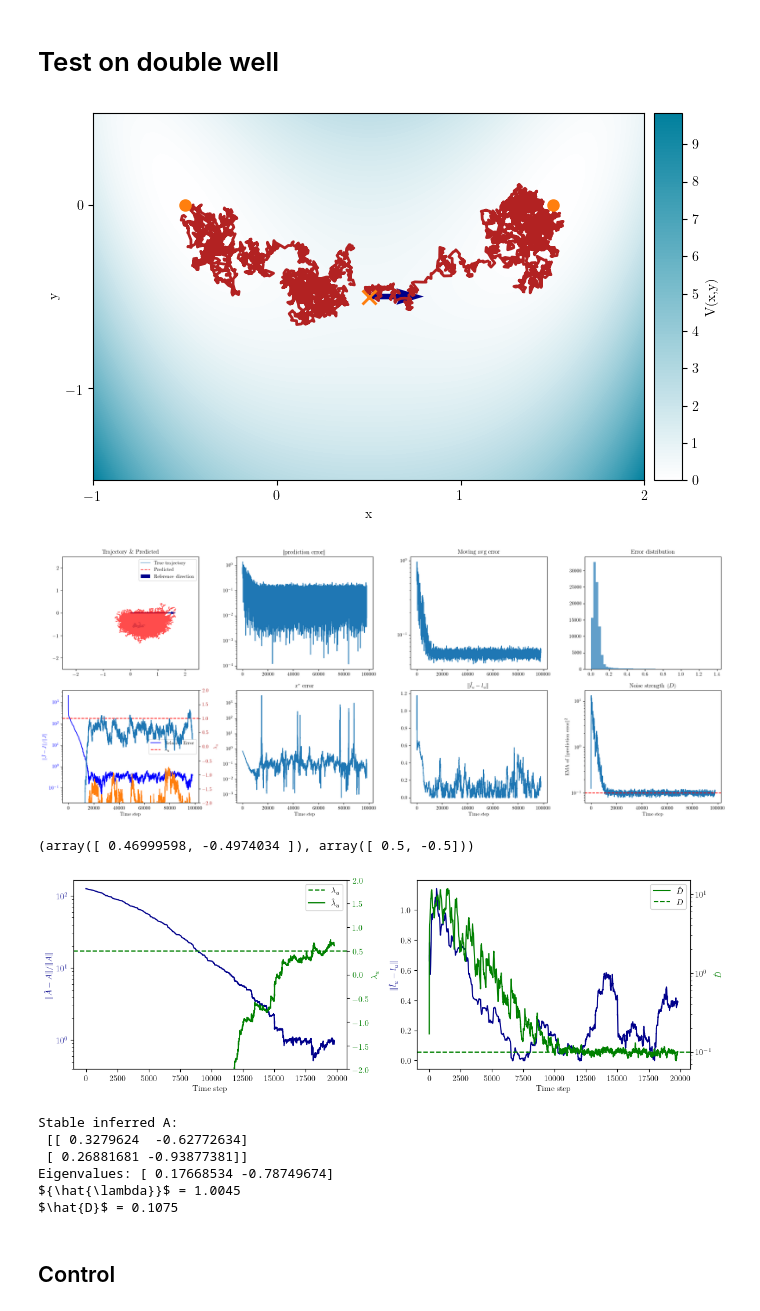
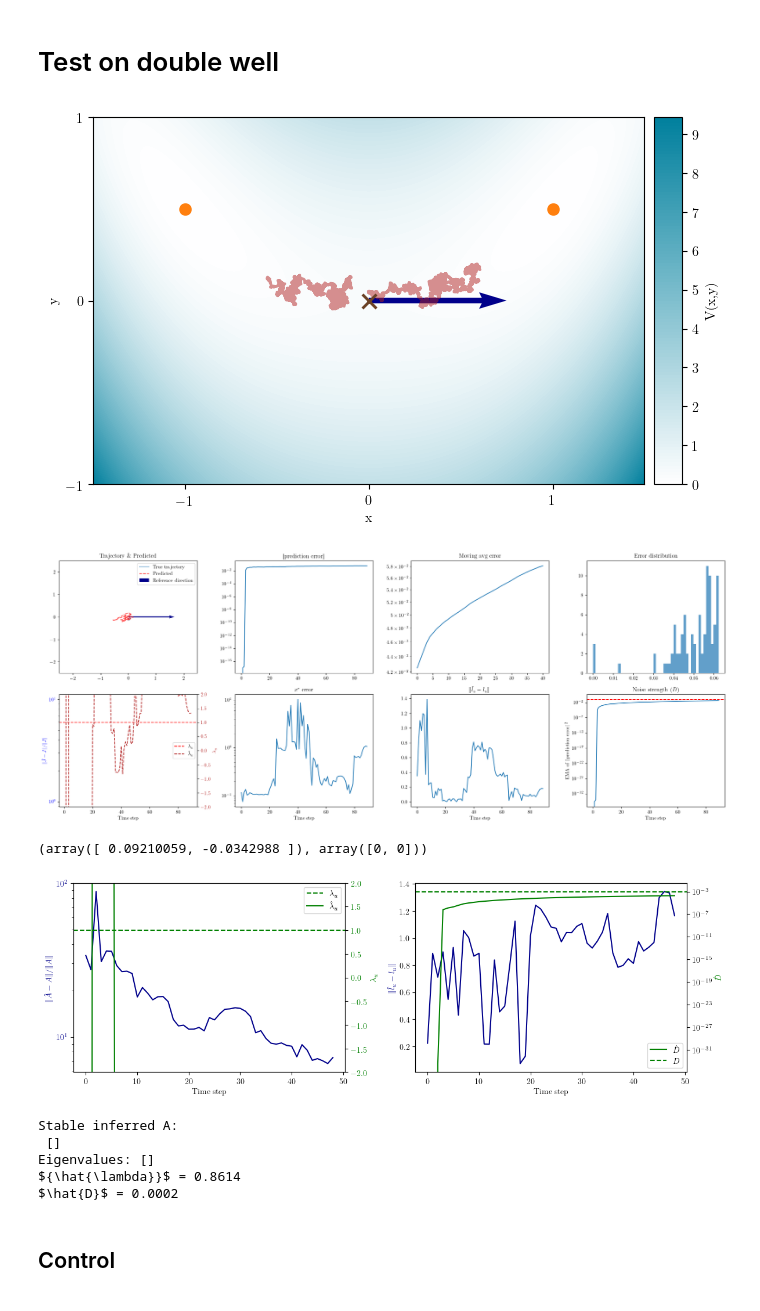
Before and after one commit to Asagodi/committor_control, a Jupyter notebook: estimation_test.ipynb, the cells around one changed output. Saved outputs shown, nothing was run; the diff lists cells and outputs as text; code cells hidden in the pictures.

```diff
--- a/estimation_test.ipynb
+++ b/estimation_test.ipynb
@@ -1231,10 +1253,10 @@ def plot_hit_and_control(all_results, system, D, n_runs, until_t=-1, hit_colors=
 a = .5 # vertical displacement factor of stable points
 
 # --- Shifted fixed points ---
-x_shift = .5
-y_shift = -0.5
+x_shift = 0 #.5
+y_shift = 0 #-0.5
 
-lambda_u_rescaling = 2
+lambda_u_rescaling = 1
 lambda_s_rescaling = 4
 
 # Double well system
@@ -1283,28 +1305,30 @@ drift_func = double_well_drift_curved
 potential = potential_curved
 _ = simulate_and_plot_shifted(
     drift_func, potential, simulate_euler_maruyama, x_shift=x_shift, y_shift=y_shift,
-    grid_lim_x=1.5, grid_lim_y=1,
+    grid_lim_x=1.5, grid_lim_y=1, D=0.01,
     seed=4
 )
 # %% [output]
-[figure, old version]
+[figure, new version]
 # %%
 drift_func = double_well_drift_curved
 
 # Parameters
-n_trajs = 2000
-T = 50
+n_trajs = 10
+T = 10
 dt = 0.01
 dim = 2
 D = 0.1
 noise_std = D_to_noise_std(D)
 
 # Initialize tracker
-eta_e = 0.01  #0.01
+eta_e = 0.1  #0.01
 gamma = 0.9995  #0.9995
-tracking_method = "ema"
+tracking_method = "naive"
 if tracking_method == "offline":
     tracker = OfflineVARTracker(dim, eta_e=eta_e)
+elif tracking_method == "naive":
+    tracker = NaiveVARTracker(dim, store_history=True)
 elif tracking_method == "ema":
     tracker = ExponentialCovarianceTracker(dim, gamma=gamma, eta_e=eta_e, store_history=True)
 elif tracking_method == "online":
@@ -1315,12 +1339,13 @@ elif tracking_method == "online":
 else:
     raise ValueError("tracking_method must be 'offline' or 'online'")
 
-seed = 0
+seed = 10
 all_X_uncontrolled = tracker.train(
     drift_func=drift_func, n_trajs=n_trajs,
     T=T, dt=dt,
     D=D, seed=seed,
-    x_shift=x_shift, y_shift=y_shift),
+    x_shift=x_shift, y_shift=y_shift,
+    init_bounds=0.1),
     # n_traj_cov=250)
 X = all_X_uncontrolled[-1][0]
 # %%
@@ -1374,17 +1399,17 @@ for A_disc, b_hat in zip(tracker.A_history, tracker.b_history):
     x_star_hats.append(x_star_hat)
 x_star_hats = np.array(x_star_hats)
 
-rel_error = np.array([
-    np.linalg.norm(logm(A)/dt - A_linearized, 'fro') / np.linalg.norm(A_linearized, 'fro')
-    for A in tracker.A_history
-])
+# rel_error = np.array([
+#     np.linalg.norm(logm(A)/dt - A_linearized, 'fro') / np.linalg.norm(A_linearized, 'fro')
+#     for A in tracker.A_history
+# ])
 
-lambdas = np.array([np.linalg.eigvals(logm(A)/dt) for A in tracker.A_history])
+# lambdas = np.array([np.linalg.eigvals(logm(A)/dt) for A in tracker.A_history])
 fig = plt.gcf()  # get current figure
 ax1 = plt.gca()  # get current axis (subplot 5)
 
 # Plot relative error
-ax1.plot(rel_error, color='blue', label="Relative Error")
+# ax1.plot(rel_error, color='blue', label="Relative Error")
 ax1.set_yscale("log")
 #ax1.set_title(r"$\|\hat{A} - A\| / \|A\|$")
 ax1.set_xlabel("Time step")
@@ -1395,8 +1420,8 @@ ax1.set_xlabel("Time step")
 # Plot lambda on second y-axis
 ax2 = ax1.twinx()
 ax2.axhline(lambda_u_rescaling, color='red', linestyle='--', label=r"$\lambda_u$")
-#ax2.plot(np.log(tracker.lambda_history)/dt, color='firebrick', linestyle='--', label=r"$\hat{\lambda}_u$")
-ax2.plot(lambdas)
+ax2.plot(np.log(tracker.lambda_history)/dt, color='firebrick', linestyle='--', label=r"$\hat{\lambda}_u$")
+#ax2.plot(lambdas)
 ax2.set_ylabel("$\lambda_u$", color='firebrick')
 ax2.tick_params(axis='y', labelcolor='firebrick')
 ax2.set_ylim([-2,2])
@@ -1422,38 +1447,38 @@ plt.title("$x^*$ error")
 #plt.plot(np.linalg.norm(tracker.b_history-b_true, axis=1))
 
 #plt.xlim([-1.5, 1.5])
 #plt.ylim([-1.5, 1.5])
 plt.yscale("log")
 plt.xlabel("Time step")
 
 plt.subplot(2,4,7)
 errors = [np.min([np.linalg.norm(l - l_true),np.linalg.norm(l + l_true)]) for l in tracker.lu_history]
 plt.plot(errors)
 plt.xlabel("Time step")
 plt.title("$\|\hat{l}_u - l_u\|$") #min of both norms
 
 plt.subplot(2,4,8)
 D_history = noise_strength_to_D(tracker.noise_history, dim=2, dt=dt)
 plt.plot(D_history) #tracker.noise_history)
 true_noise_strength = dim * noise_std**2  * dt
 plt.axhline(D, color='r', linestyle='--', label="True noise strength")
 plt.yscale("log")
 plt.title("Noise strength ($D$)")
 plt.xlabel("Time step")
 plt.ylabel("EMA of $\|$prediction error$\|^2$")
 
 plt.tight_layout()
 if tracking_method == "ema":
     plt.savefig(f"figures/estimation_results_D{D}_ntraj{n_trajs}_T{T}_{tracking_method}_etae{eta_e}_rs{seed}.pdf", dpi=300)
 elif tracking_method == "online":
     plt.savefig(f"figures/estimation_results_D{D}_ntraj{n_trajs}_T{T}_{tracking_method}_etam{eta_M}_etaw{eta_w}_etamean{eta_mean}_etae{eta_e}_rs{seed}.pdf", dpi=300)
 plt.show()
 # %% [output]
-[figure, old version]
+[figure, new version]
 # %%
 x_star_hats[-1], x_star
 # %% [output]
-(array([ 0.46999598, -0.4974034 ]), array([ 0.5, -0.5]))
+(array([ 0.09210059, -0.0342988 ]), array([0, 0]))
 # %%
 plt.figure(figsize=(12,4))
 plt.subplot(1,2,1)
@@ -1511,7 +1536,7 @@ plt.tight_layout()
 plt.savefig(f"figures/estimation_errors_D{D}_ntraj{n_trajs}_T{T}_{tracking_method}_etae{eta_e}_rs{seed}.pdf", dpi=300)
 plt.show()
 # %% [output]
-[figure, old version]
+[figure, new version]
 # %%
 # A_est = (tracker.A_history[-1] - np.eye(2)) / dt
 
@@ -1541,11 +1566,10 @@ D_est = noise_strength_to_D(tracker.noise_strength, dt, dim=dim, sde_convention=
 print(f"$\\hat{{D}}$ = {D_est:.4f}")
 # %% [output]
 Stable inferred A:
- [[ 0.3279624  -0.62772634]
- [ 0.26881681 -0.93877381]]
-Eigenvalues: [ 0.17668534 -0.78749674]
-${\hat{\lambda}}$ = 1.0045
-$\hat{D}$ = 0.1075
+ []
+Eigenvalues: []
+${\hat{\lambda}}$ = 0.8614
+$\hat{D}$ = 0.0002
 # %% [markdown]
 ## Control
 # %%
```
Also changed, not shown: parts of 23 cells of this notebook.
